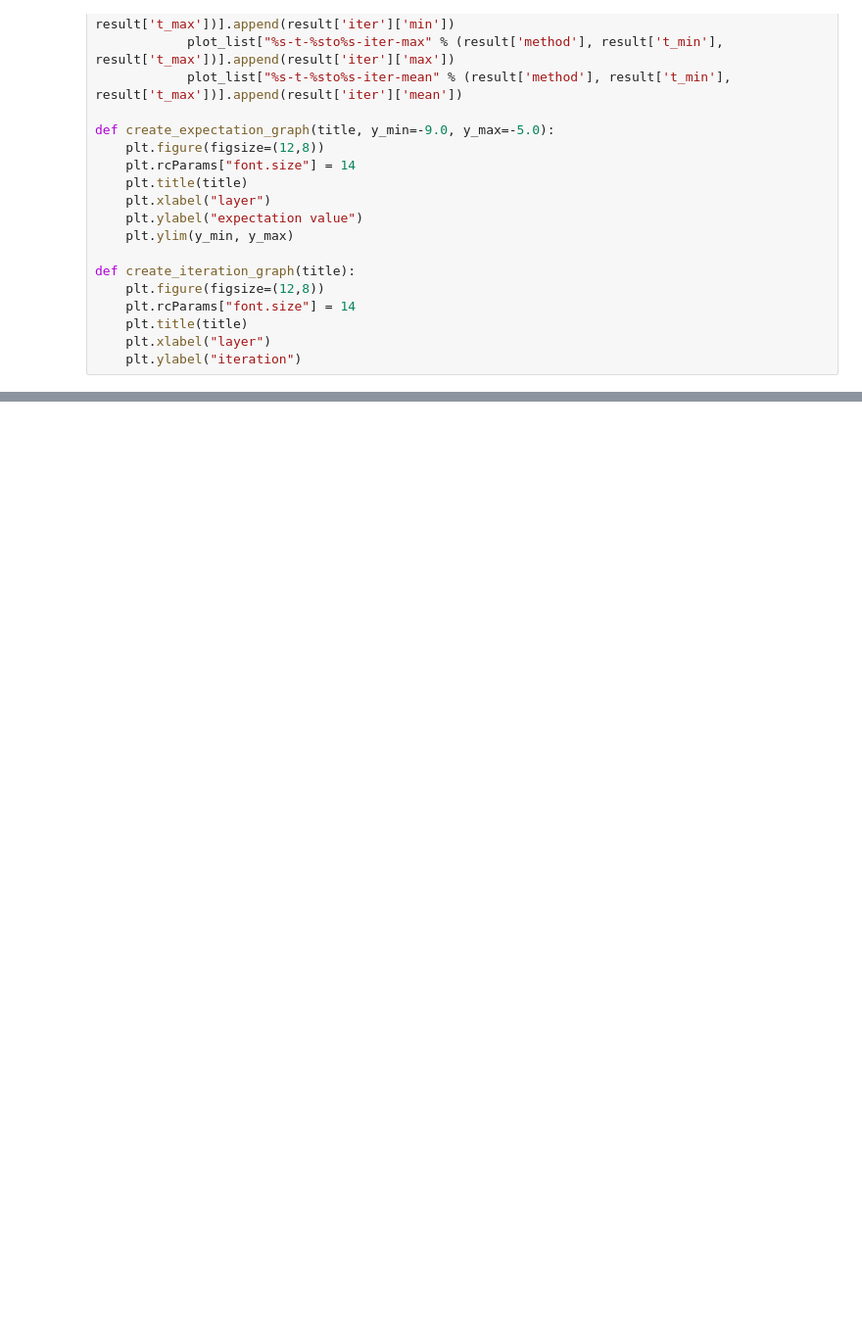
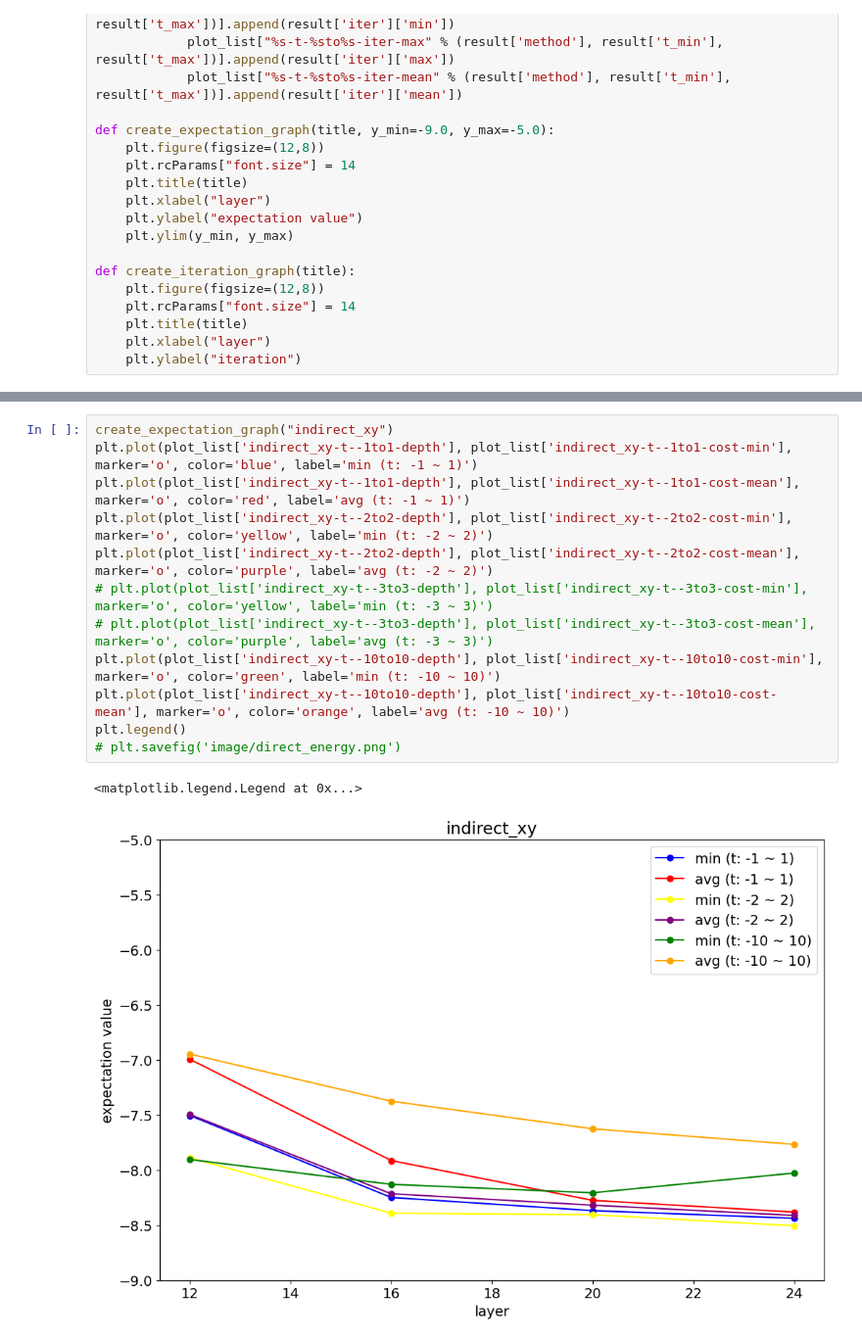
Before and after one commit to tanan/qsimu, a Jupyter notebook: qulacs/apps/vqe_v2/vqe_time_dependencies.ipynb, the cells around one changed output, grey strips where cells are left out. Shown: that part at 98% size. Drawn from its saved outputs; the diff is of its cells as text; blank space fills up the shorter version.

```diff
--- a/qulacs/apps/vqe_v2/vqe_time_dependencies.ipynb
+++ b/qulacs/apps/vqe_v2/vqe_time_dependencies.ipynb
@@ -88,0 +101,15 @@ plt.legend()
+# %%
+create_expectation_graph("indirect_xy")
+plt.plot(plot_list['indirect_xy-t--1to1-depth'], plot_list['indirect_xy-t--1to1-cost-min'], marker='o', color='blue', label='min (t: -1 ~ 1)')
+plt.plot(plot_list['indirect_xy-t--1to1-depth'], plot_list['indirect_xy-t--1to1-cost-mean'], marker='o', color='red', label='avg (t: -1 ~ 1)')
+plt.plot(plot_list['indirect_xy-t--2to2-depth'], plot_list['indirect_xy-t--2to2-cost-min'], marker='o', color='yellow', label='min (t: -2 ~ 2)')
+plt.plot(plot_list['indirect_xy-t--2to2-depth'], plot_list['indirect_xy-t--2to2-cost-mean'], marker='o', color='purple', label='avg (t: -2 ~ 2)')
+# plt.plot(plot_list['indirect_xy-t--3to3-depth'], plot_list['indirect_xy-t--3to3-cost-min'], marker='o', color='yellow', label='min (t: -3 ~ 3)')
+# plt.plot(plot_list['indirect_xy-t--3to3-depth'], plot_list['indirect_xy-t--3to3-cost-mean'], marker='o', color='purple', label='avg (t: -3 ~ 3)')
+plt.plot(plot_list['indirect_xy-t--10to10-depth'], plot_list['indirect_xy-t--10to10-cost-min'], marker='o', color='green', label='min (t: -10 ~ 10)')
+plt.plot(plot_list['indirect_xy-t--10to10-depth'], plot_list['indirect_xy-t--10to10-cost-mean'], marker='o', color='orange', label='avg (t: -10 ~ 10)')
+plt.legend()
+# plt.savefig('image/direct_energy.png')
+# %% [output]
+<matplotlib.legend.Legend at 0x...>
+[figure, added]
```
Also changed, not shown: parts of 2 cells of this notebook, 2 other files.
